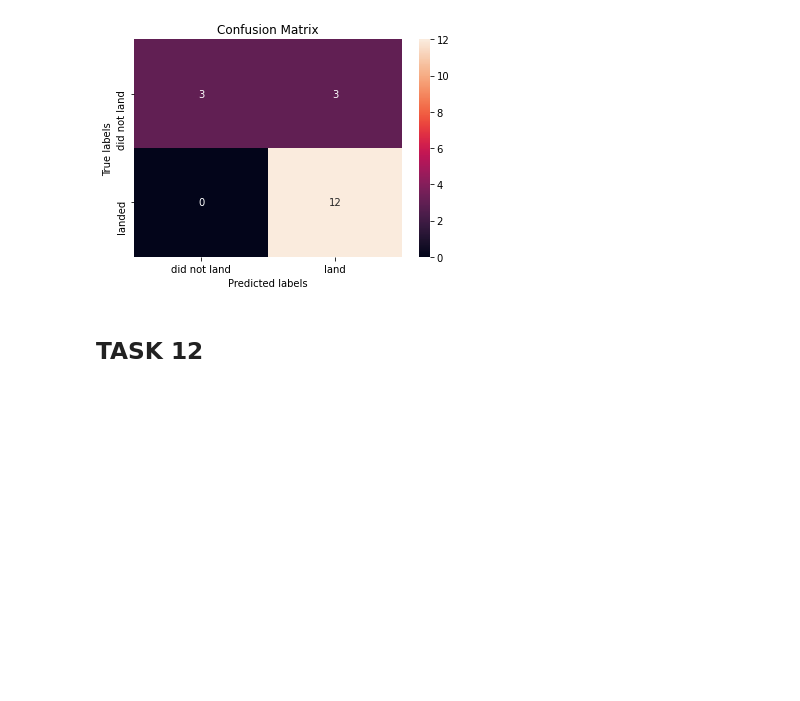
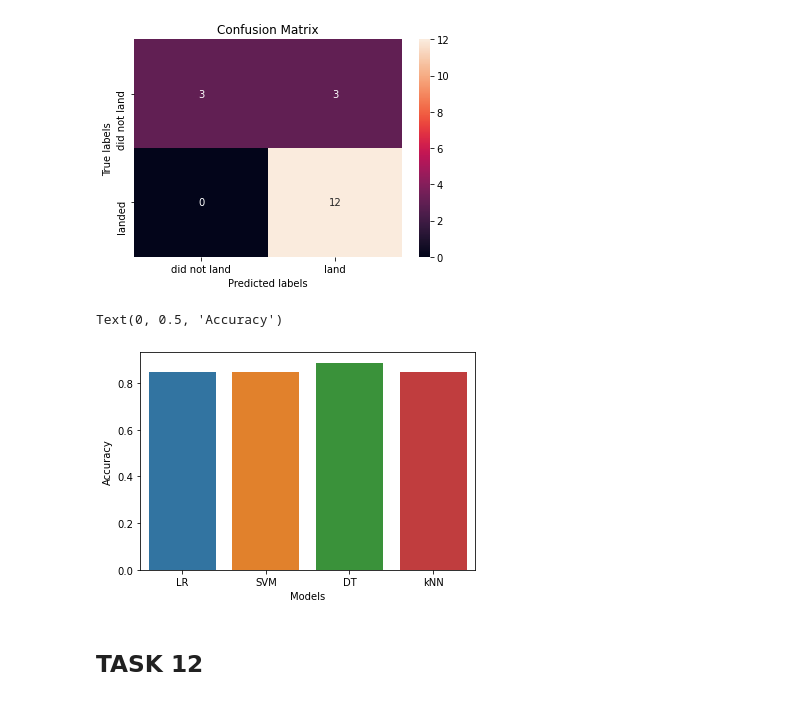
Before and after one commit to RiemannLee19/Coursera, a Jupyter notebook: 10_Applied_DS/Applied_DS_W4_ML.ipynb, the cells around one changed output. Cells and saved outputs as stored; diff of their text form; code cells hidden in the pictures; blank space fills up the shorter version.

```diff
--- a/10_Applied_DS/Applied_DS_W4_ML.ipynb
+++ b/10_Applied_DS/Applied_DS_W4_ML.ipynb
@@ -303,6 +303,15 @@ yhat = knn_cv.predict(X_test)
 plot_confusion_matrix(Y_test,yhat)
 # %% [output]
 [figure]
+# %%
+models = ['LR', 'SVM', 'DT', 'kNN']
+success_rate = [0.8464, 0.8482, 0.8875, 0.8482]
+sns.barplot(x=models, y=success_rate)
+plt.xlabel('Models')
+plt.ylabel('Accuracy')
+# %% [output]
+Text(0, 0.5, 'Accuracy')
+[figure, added]
 # %% [markdown]
 ## TASK  12
 # %% [markdown]
```
Also changed, not shown: parts of 2 cells of this notebook, 8 other files.
